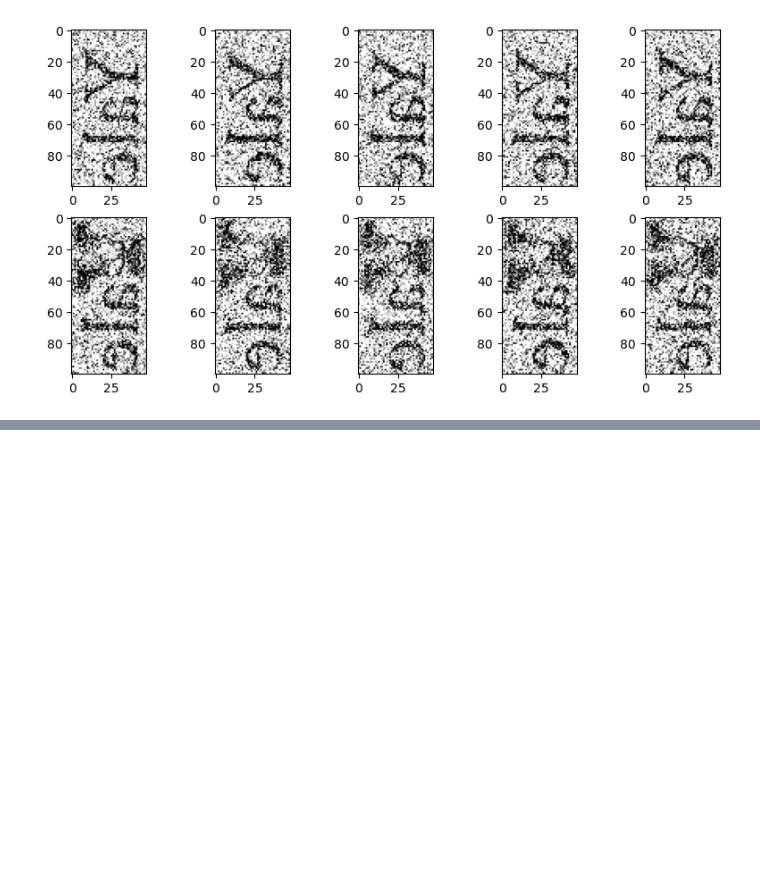
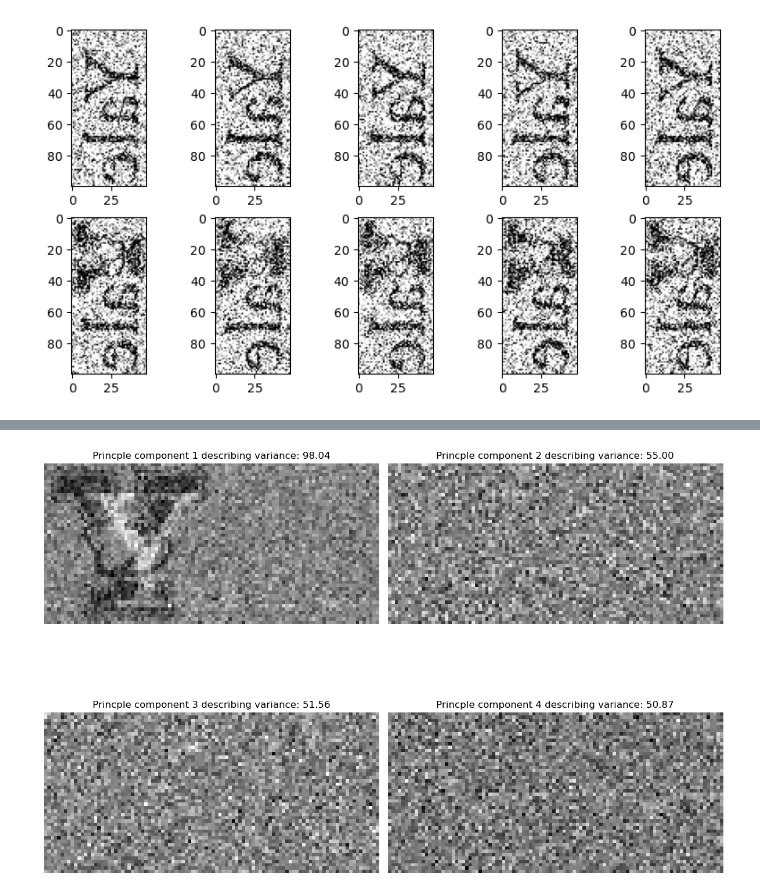
Before and after one commit to BraedenCu/CPSC4750, a Jupyter notebook: assignment_four/homework_4.ipynb, the cells around one changed output, grey strips where cells are left out. Saved outputs shown, nothing was run; the diff lists cells and outputs as text; code cells hidden in the pictures; blank space fills up the shorter version.

```diff
--- a/assignment_four/homework_4.ipynb
+++ b/assignment_four/homework_4.ipynb
@@ -146,0 +188,21 @@ for i in range(0, 10, 1):
+# %%
+from scipy.sparse.linalg import eigs
+
+def pca(X, m):
+    n, _ = X.shape
+    X_mean = X.mean(axis=0)
+    X_centered = X - X_mean
+
+    covariance_matrix = (1 / (n - 1)) * (X_centered.T @ X_centered)
+    evals, evec = eigs(covariance_matrix, k=m, which="LM")
+    evals = evals.real
+    evec = evec.real
+
+    sorted = np.argsort(evals)[::-1]
+    evals = evals[sorted]
+    evec = evec[:, sorted]
+
+    components = evec[:, :m]
+    variances = evals[:m]
+
+    return components, variances
@@ -146,0 +242,19 @@ for i in range(0, 10, 1):
+# %%
+num_components = 4
+components, variances = pca(X=x, m=num_components)
+
+fig, ax = plt.subplots(2, 2, figsize=(12, 10))
+for idx in range(num_components):
+    row = idx // 2
+    col = idx % 2
+
+    pc_image = components[:, idx].reshape(100, 48).T
+
+    im = ax[row, col].imshow(pc_image, cmap="gray")
+    ax[row, col].set_title(f"Princple component {idx+1} describing variance: {variances[idx]:.2f}", fontsize=12)
+    ax[row, col].axis("off")
+
+plt.tight_layout()
+plt.show()
+# %% [output]
+[figure, added]
```
Also changed, not shown: parts of 25 cells of this notebook, 2 other files.
